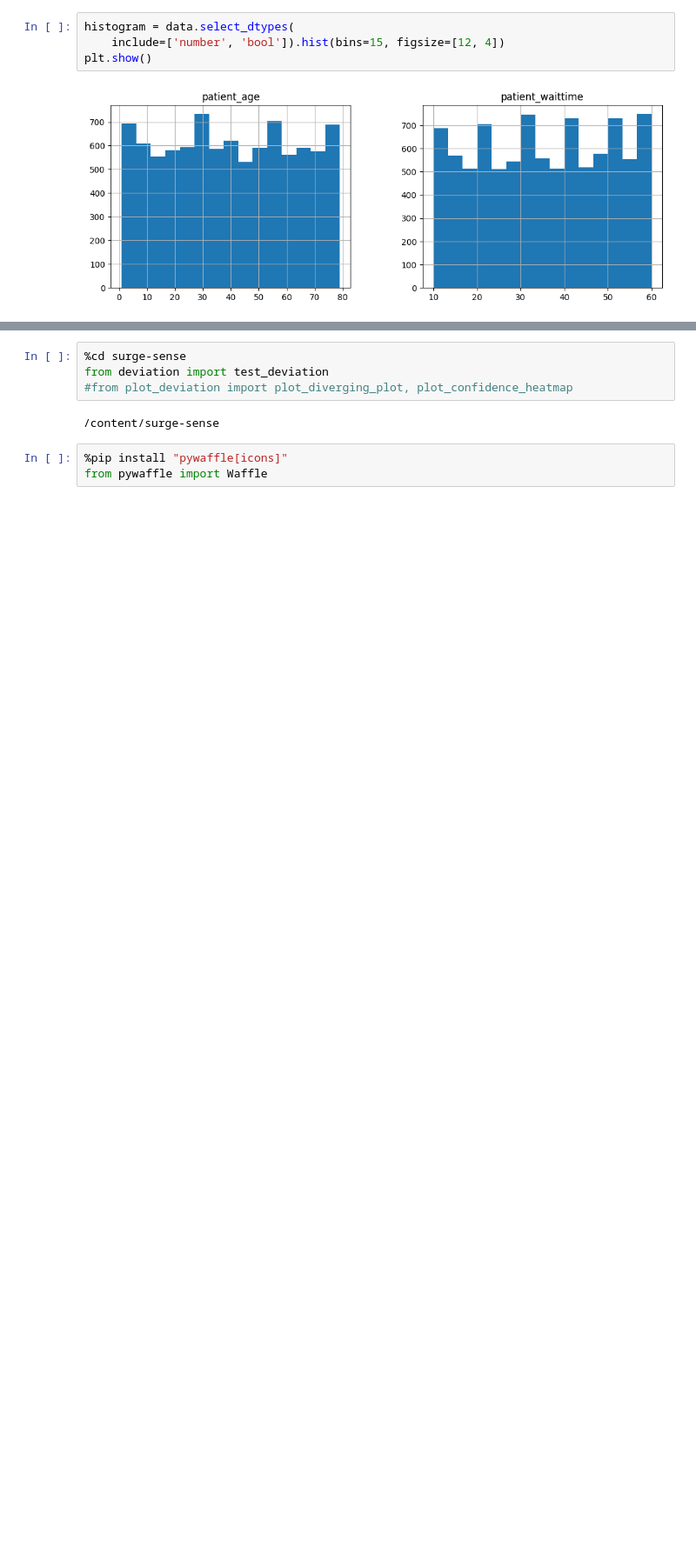
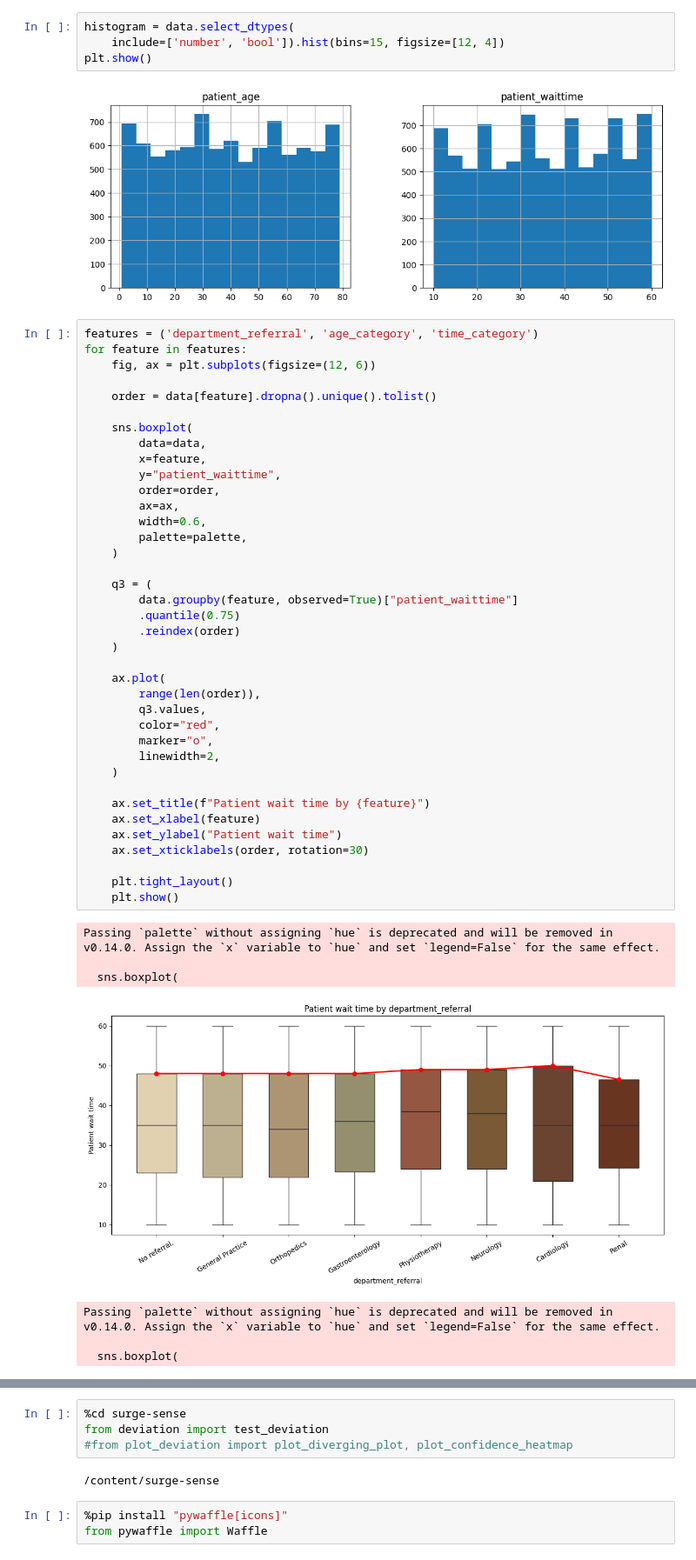
Before and after one commit to Mikayla-ds2/surge-sense, a Jupyter notebook: eda+viz.ipynb, the cells around one changed output, grey strips where cells are left out. Shown at 87% size. Saved outputs shown, nothing was run; the diff lists cells and outputs as text; blank space fills up the shorter version.

Commit message:
added boxplots and changed name; will do waffle and treemap functions tmrw

```diff
--- a/eda+viz.ipynb
+++ b/eda+viz.ipynb
@@ -143,3 +143,49 @@ histogram = data.select_dtypes(
 plt.show()
 # %% [output]
 [figure]
+# %%
+features = ('department_referral', 'age_category', 'time_category')
+for feature in features:
+    fig, ax = plt.subplots(figsize=(12, 6))
+
+    order = data[feature].dropna().unique().tolist()
+
+    sns.boxplot(
+        data=data,
+        x=feature,
+        y="patient_waittime",
+        order=order,
+        ax=ax,
+        width=0.6,
+        palette=palette,
+    )
+
+    q3 = (
+        data.groupby(feature, observed=True)["patient_waittime"]
+        .quantile(0.75)
+        .reindex(order)
+    )
+
+    ax.plot(
+        range(len(order)),
+        q3.values,
+        color="red",
+        marker="o",
+        linewidth=2,
+    )
+
+    ax.set_title(f"Patient wait time by {feature}")
+    ax.set_xlabel(feature)
+    ax.set_ylabel("Patient wait time")
+    ax.set_xticklabels(order, rotation=30)
+
+    plt.tight_layout()
+    plt.show()
+# %% [output]
+Passing `palette` without assigning `hue` is deprecated and will be removed in v0.14.0. Assign the `x` variable to `hue` and set `legend=False` for the same effect.
+
+  sns.boxplot(
+[figure, added]
+Passing `palette` without assigning `hue` is deprecated and will be removed in v0.14.0. Assign the `x` variable to `hue` and set `legend=False` for the same effect.
+
+  sns.boxplot(
```
Also changed, not shown: parts of 2 cells of this notebook.
